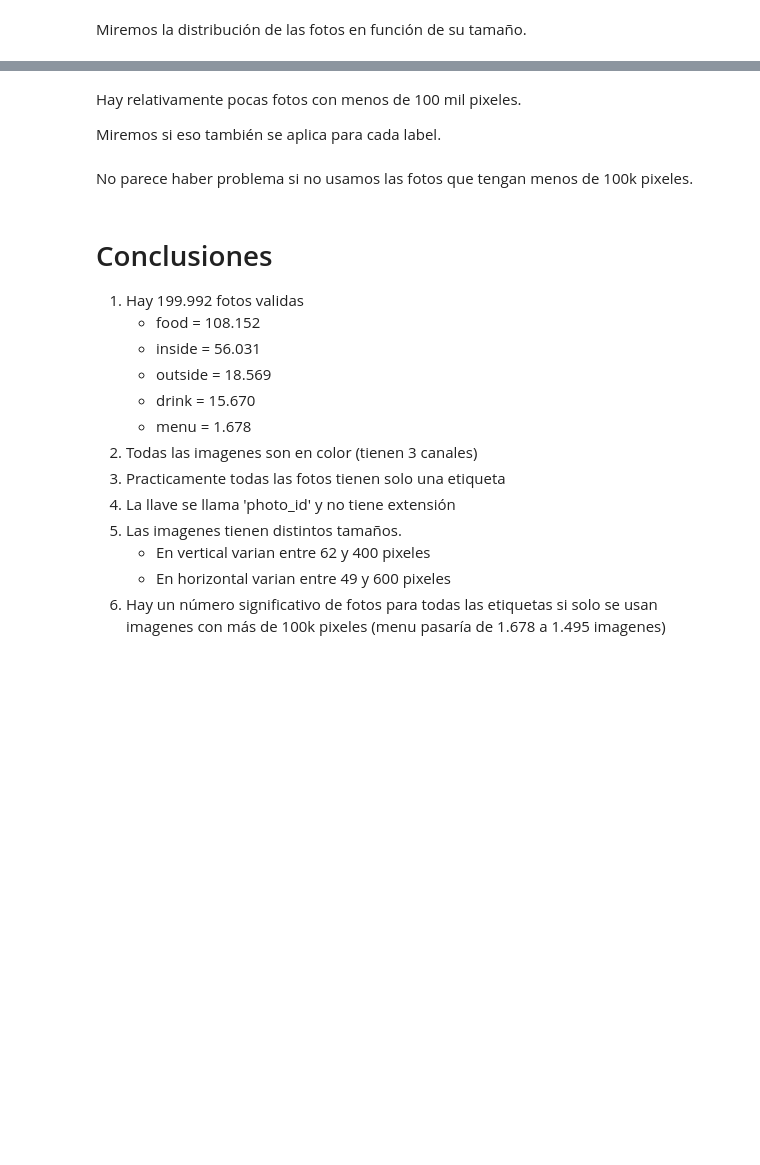
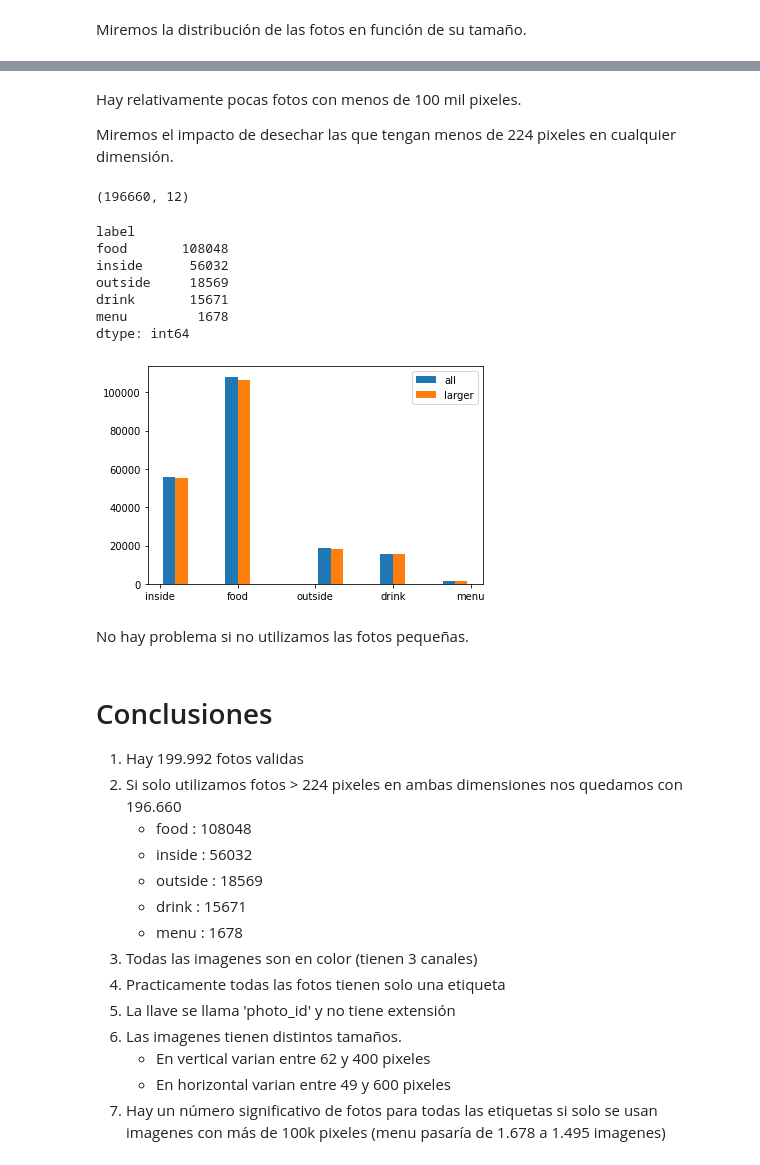
Before and after one commit to ptavaressilva/MDS_TF, a Jupyter notebook: 00_EDA.ipynb, the cells around one changed output, grey strips where cells are left out. Saved outputs shown, nothing was run; the diff lists cells and outputs as text; code cells hidden in the pictures; blank space fills up the shorter version.

```diff
--- a/00_EDA.ipynb
+++ b/00_EDA.ipynb
@@ -239,4 +299,4 @@ plt.hist(df4.pixels.dropna(), bins=240, cumulative=True);
 # %% [markdown]
 Hay relativamente pocas fotos con menos de 100 mil pixeles.
 
-Miremos si eso también se aplica para cada label.
+Miremos el impacto de desechar las que tengan menos de 224 pixeles en cualquier dimensión.
@@ -251,2 +303,20 @@ plt.hist([df_drink, df_food, df_inside, df_menu, df_outside], cumulative=True);
+# %%
+df5 = df4.loc[df4.x_dim > 224].loc[df4.y_dim > 224]
+df5.shape
+# %% [output]
+(196660, 12)
+# %%
+plt.hist([df4.label, df5.label]);
+plt.legend(['all','larger'])
+df4.loc[df4.corrupt == False,['label']].value_counts()
+# %% [output]
+label
+food       108048
+inside      56032
+outside     18569
+drink       15671
+menu         1678
+dtype: int64
+[figure, added]
 # %% [markdown]
-No parece haber problema si no usamos las fotos que tengan menos de 100k pixeles.
+No hay problema si no utilizamos las fotos pequeñas.
@@ -256,11 +326,12 @@ len(df_menu.loc[df_menu > 100000])
 # Conclusiones
 
 1. Hay 199.992 fotos validas
-    - food = 108.152
-    - inside = 56.031
-    - outside = 18.569
-    - drink = 15.670
-    - menu = 1.678
+2. Si solo utilizamos fotos > 224 pixeles en ambas dimensiones nos quedamos con 196.660
+    - food : 108048
+    - inside : 56032
+    - outside : 18569
+    - drink : 15671
+    - menu : 1678
 2. Todas las imagenes son en color (tienen 3 canales)
 3. Practicamente todas las fotos tienen solo una etiqueta
 4. La llave se llama 'photo_id' y no tiene extensión
```
Also changed, not shown: parts of 30 cells of this notebook.
